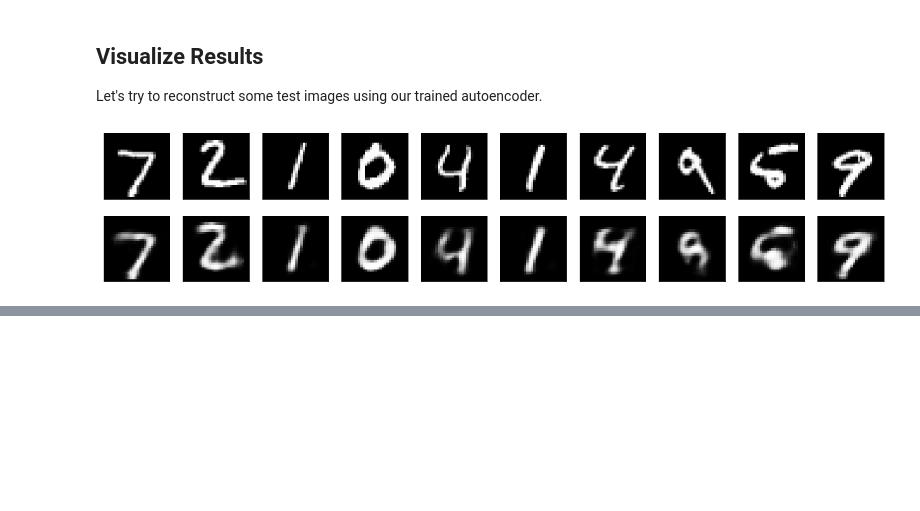
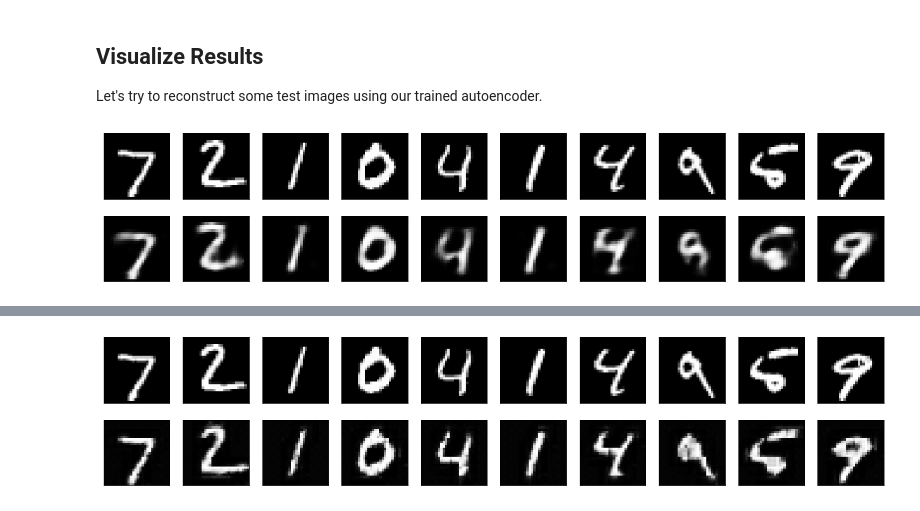
Before and after one commit to minhmanminhman/advanced_programming_teaching, a Jupyter notebook: vae/autoencoder-pytorch.ipynb, the cells around one changed output, grey strips where cells are left out. Cells and saved outputs as stored; diff of their text form; code cells hidden in the pictures; blank space fills up the shorter version.

```diff
--- a/vae/autoencoder-pytorch.ipynb
+++ b/vae/autoencoder-pytorch.ipynb
@@ -46,10 +44,18 @@ We load our MNIST dataset using the `torchvision` package.
 transform = torchvision.transforms.Compose([torchvision.transforms.ToTensor()])
 
 train_dataset = torchvision.datasets.MNIST(
-    root="D:/manbui/advanced_programming_teaching/vae/torch_datasets", train=True, transform=transform, download=True
+    root="../torch_datasets", train=True, transform=transform, download=True
 )
 
 train_loader = torch.utils.data.DataLoader(
     train_dataset, batch_size=batch_size, shuffle=True
 )
+
+test_dataset = torchvision.datasets.MNIST(
+    root="../torch_datasets", train=False, transform=transform, download=True
+)
+
+test_loader = torch.utils.data.DataLoader(
+    test_dataset, batch_size=10, shuffle=False
+)
 # %% [markdown]
@@ -206,0 +306,29 @@ with torch.no_grad():
+# %%
+test_examples = None
+
+with torch.no_grad():
+    for batch_features in test_loader:
+        test_examples = batch_features[0]
+        reconstruction = model(test_examples)
+        break
+
+with torch.no_grad():
+    number = 10
+    plt.figure(figsize=(20, 4))
+    for index in range(number):
+        # display original
+        ax = plt.subplot(2, number, index + 1)
+        plt.imshow(test_examples[index].numpy().reshape(28, 28))
+        plt.gray()
+        ax.get_xaxis().set_visible(False)
+        ax.get_yaxis().set_visible(False)
+
+        # display reconstruction
+        ax = plt.subplot(2, number, index + 1 + number)
+        plt.imshow(reconstruction[index].numpy().reshape(28, 28))
+        plt.gray()
+        ax.get_xaxis().set_visible(False)
+        ax.get_yaxis().set_visible(False)
+    plt.show()
+# %% [output]
+[figure, added]
```
Also changed, not shown: parts of 14 cells of this notebook.
